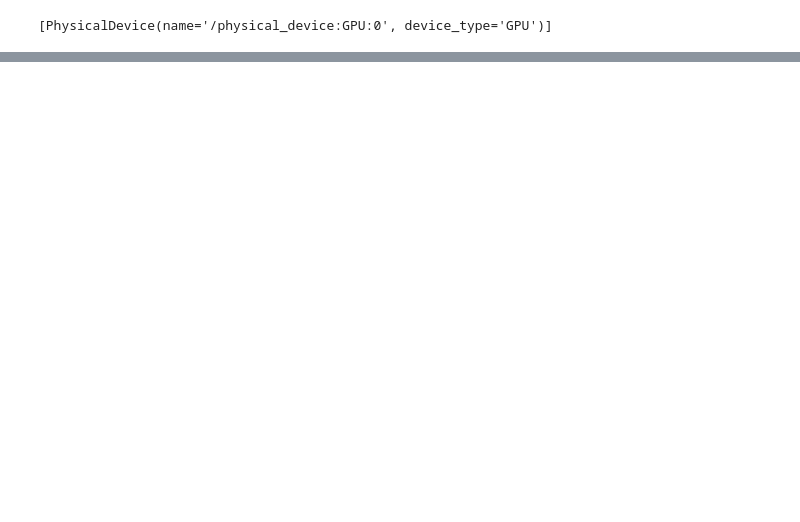
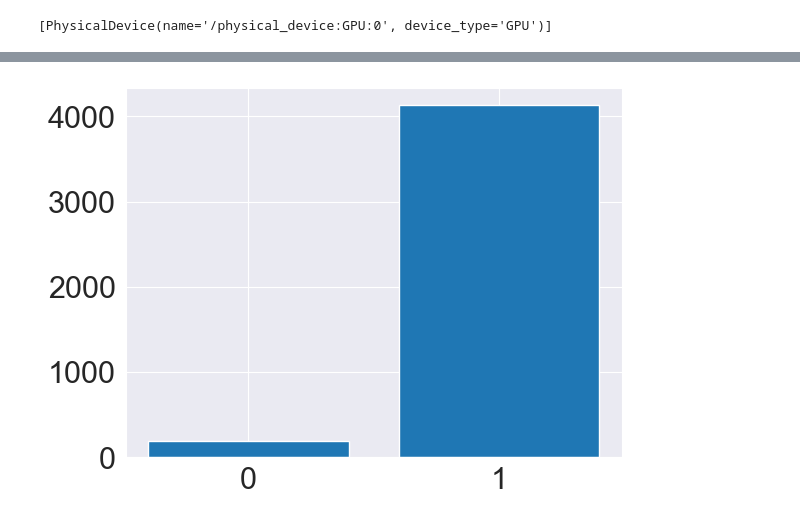
Before and after one commit to DragosStoican/Abnormal-Trajectory-Detection, a Jupyter notebook: LSTM_method.ipynb, the cells around one changed output, grey strips where cells are left out. Saved outputs shown, nothing was run; the diff lists cells and outputs as text; code cells hidden in the pictures; blank space fills up the shorter version.

```diff
--- a/LSTM_method.ipynb
+++ b/LSTM_method.ipynb
@@ -14,5 +14,5 @@ print(tf.config.list_physical_devices('GPU'))
 # %% [output]
 [PhysicalDevice(name='/physical_device:GPU:0', device_type='GPU')]
 # %%
-normal_data, abnormal_data, real_abnormal_data, real_abnormal_data_2 = get_data("rene")
+normal_data, abnormal_data, real_abnormal_data, real_abnormal_data_2 = get_data("sherbrooke")
 # %% [output]
@@ -167,3 +161,12 @@ print(resampled_categories.shape)
+# %%
+neg, pos = tf.math.bincount(test_labels)
+
+plt.rcParams.update({'font.size': 22})
+plt.xticks([0, 1])
+plt.bar([0, 1], [neg, pos])
+plt.show()
+# %% [output]
+[figure, added]
 # %%
 BATCH_SIZE=128
 
```
Also changed, not shown: parts of 22 cells of this notebook, 14 other files.
